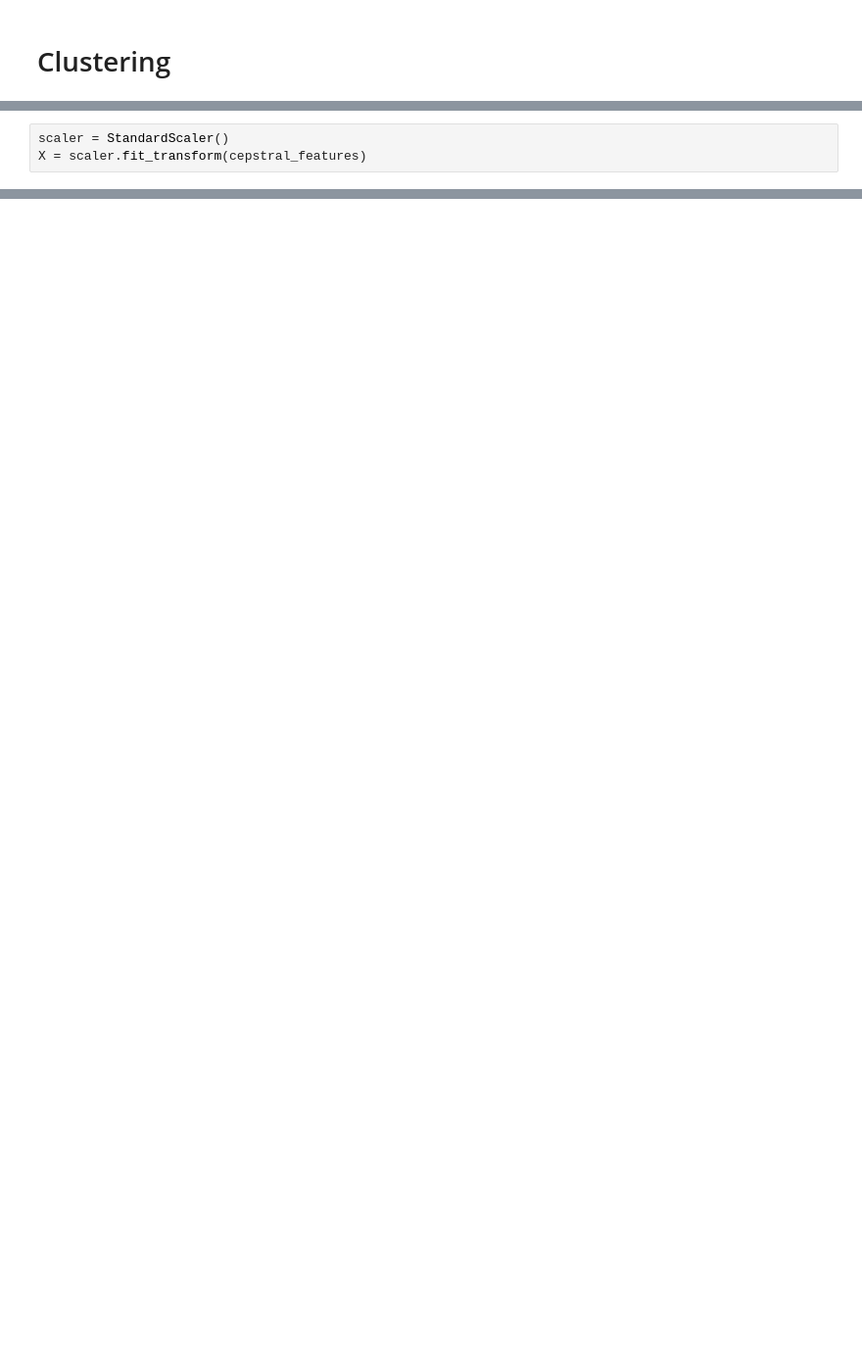
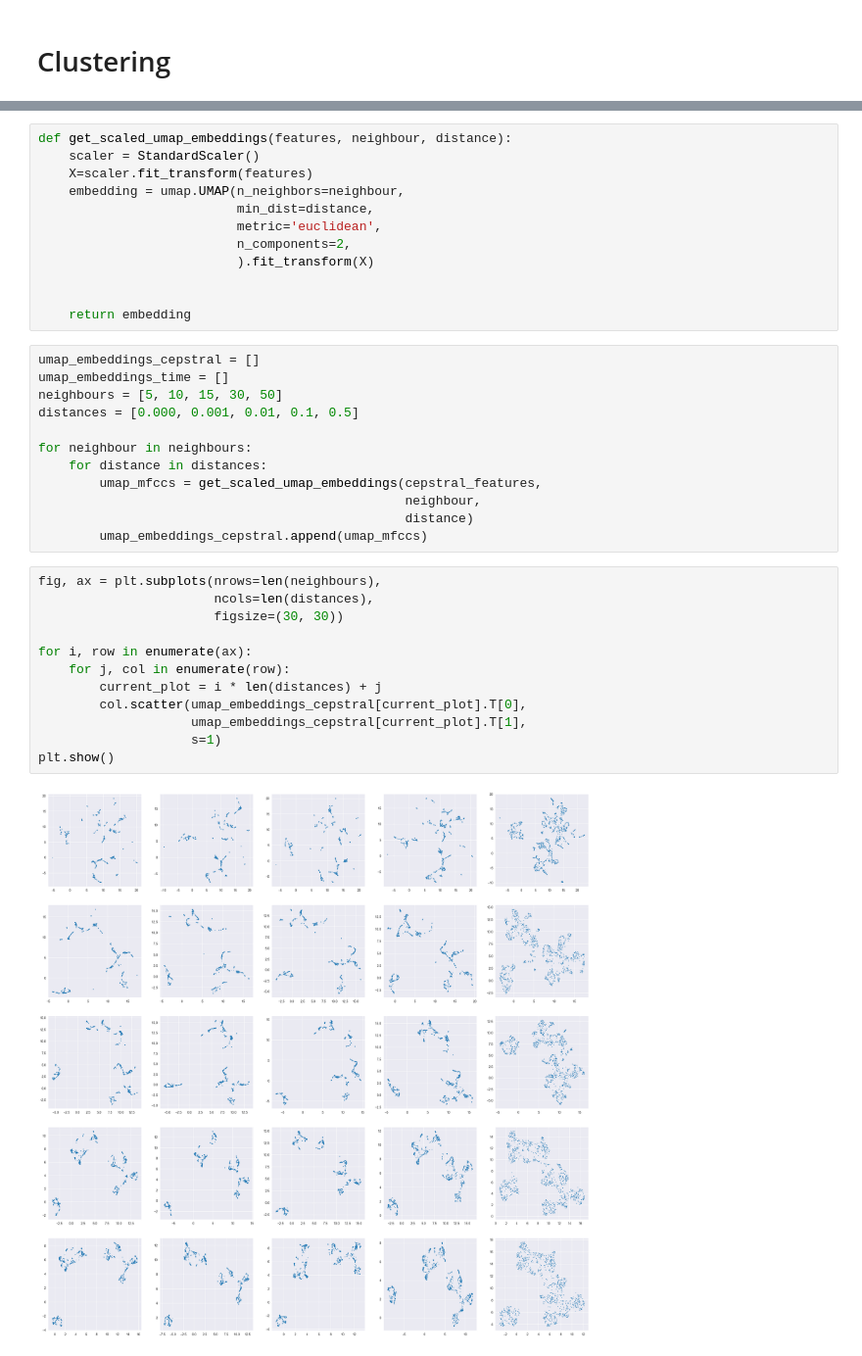
Before and after one commit to AHruler/Exploring-Audio-Anomaly-ML, a Jupyter notebook: Cluster_and_OneClassSVM.ipynb, the cells around one changed output, grey strips where cells are left out. Shown at 98% size. Cells and saved outputs as stored; diff of their text form; blank space fills up the shorter version.

```diff
--- a/Cluster_and_OneClassSVM.ipynb
+++ b/Cluster_and_OneClassSVM.ipynb
@@ -55,3 +58,0 @@ comb.dtype
-# %%
-scaler = StandardScaler()
-X = scaler.fit_transform(cepstral_features)
@@ -144,0 +89,38 @@ array([1, 0, 0, 0, 1, 0, 0, 1, 0, 1, 1, 1, 0, 0, 0, 1, 0, 0, 0, 0, 1, 0,
+# %%
+def get_scaled_umap_embeddings(features, neighbour, distance):
+    scaler = StandardScaler()
+    X=scaler.fit_transform(features)
+    embedding = umap.UMAP(n_neighbors=neighbour,
+                          min_dist=distance,
+                          metric='euclidean',
+                          n_components=2,
+                          ).fit_transform(X)
+
+
+    return embedding
+# %%
+umap_embeddings_cepstral = []
+umap_embeddings_time = []
+neighbours = [5, 10, 15, 30, 50]
+distances = [0.000, 0.001, 0.01, 0.1, 0.5]
+
+for neighbour in neighbours:
+    for distance in distances:
+        umap_mfccs = get_scaled_umap_embeddings(cepstral_features,
+                                                neighbour,
+                                                distance)
+        umap_embeddings_cepstral.append(umap_mfccs)
+# %%
+fig, ax = plt.subplots(nrows=len(neighbours),
+                       ncols=len(distances),
+                       figsize=(30, 30))
+
+for i, row in enumerate(ax):
+    for j, col in enumerate(row):
+        current_plot = i * len(distances) + j
+        col.scatter(umap_embeddings_cepstral[current_plot].T[0],
+                    umap_embeddings_cepstral[current_plot].T[1],
+                    s=1)
+plt.show()
+# %% [output]
+[figure, added]
```
Also changed, not shown: parts of 41 cells of this notebook, 14 other files.
